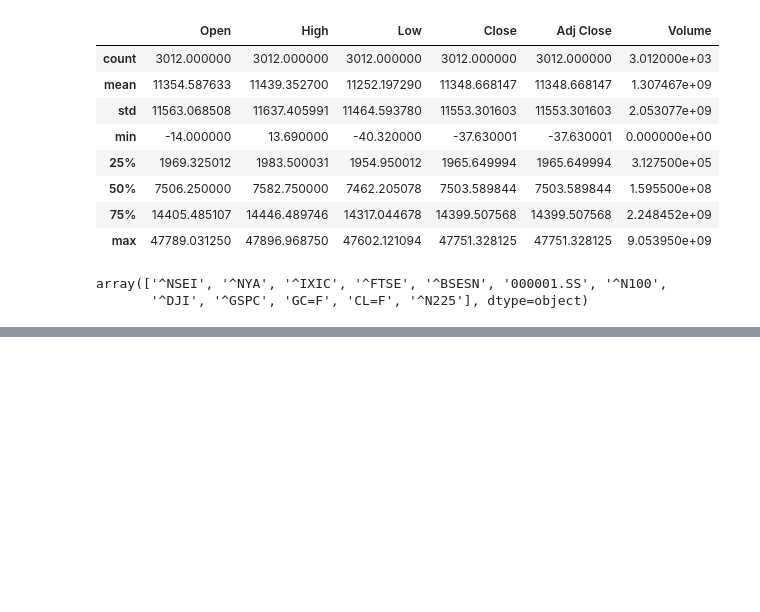
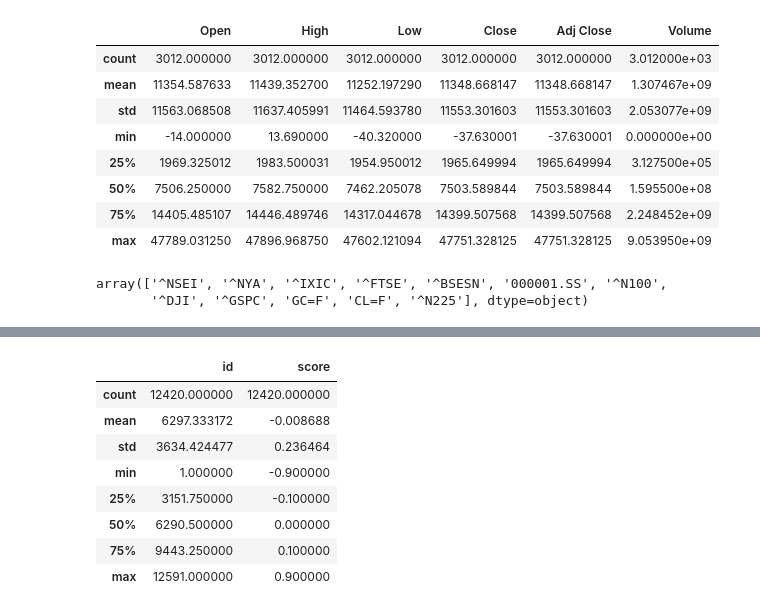
Before and after one commit to farhanarrafi/UNT-CS-Machine-Learning-Project, a Jupyter notebook: MachineLearning_Project.ipynb, the cells around one changed output, grey strips where cells are left out. Drawn from its saved outputs; the diff is of its cells as text; code cells hidden in the pictures; blank space fills up the shorter version.

```diff
--- a/MachineLearning_Project.ipynb
+++ b/MachineLearning_Project.ipynb
@@ -91,0 +133,12 @@ array(['^NSEI', '^NYA', '^IXIC', '^FTSE', '^BSESN', '000001.SS', '^N100',
+# %%
+dataset_stock_tweets.describe()
+# %% [output]
+|  | id | score |
+| count | 12420.000000 | 12420.000000 |
+| mean | 6297.333172 | -0.008688 |
+| std | 3634.424477 | 0.236464 |
+| min | 1.000000 | -0.900000 |
+| 25% | 3151.750000 | -0.100000 |
+| 50% | 6290.500000 | 0.000000 |
+| 75% | 9443.250000 | 0.100000 |
+| max | 12591.000000 | 0.900000 |
```
Also changed, not shown: parts of 12 cells of this notebook.
